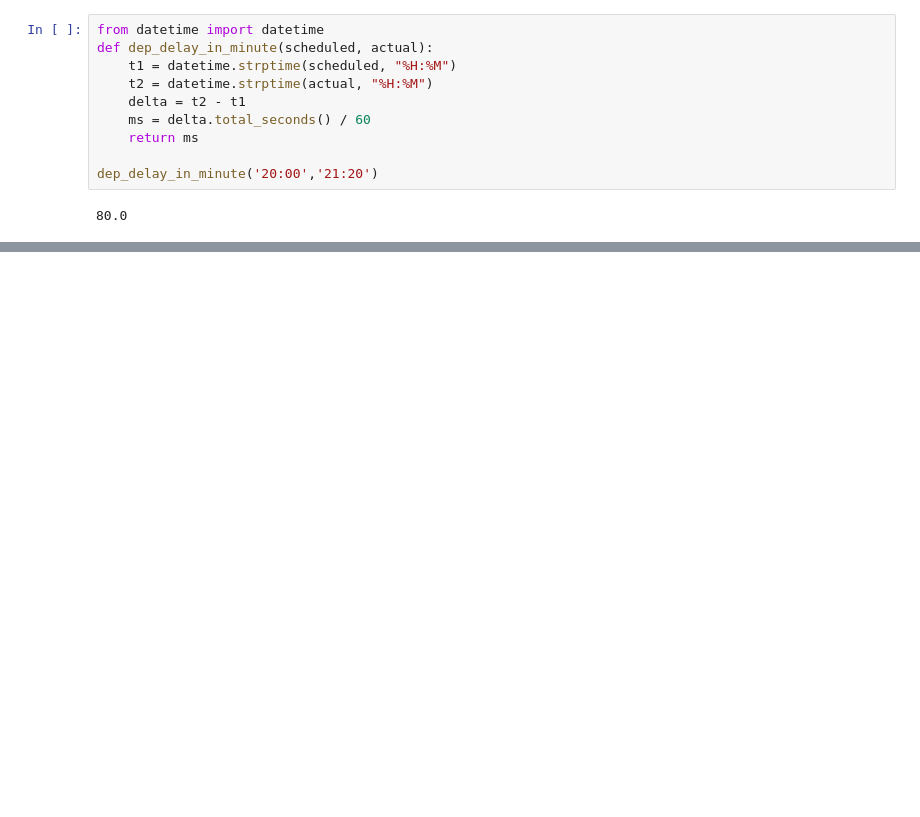
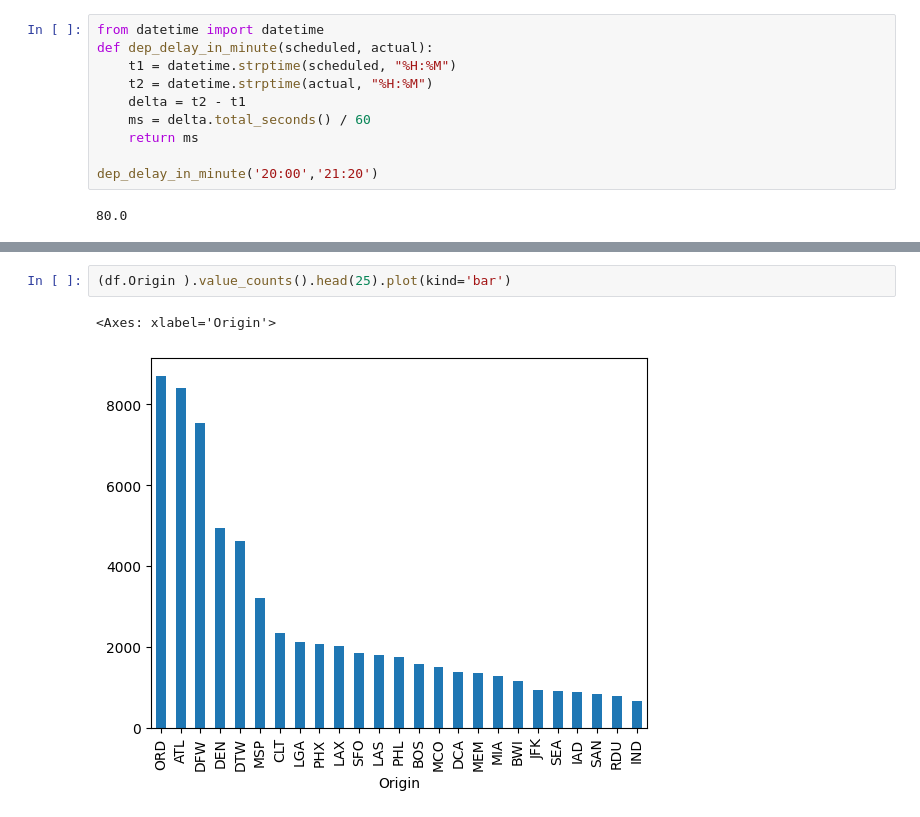
Before and after one commit to aditipandey017/Flight-data-analysis, a Jupyter notebook: Flight_set/flightset.ipynb, the cells around one changed output, grey strips where cells are left out. Saved outputs shown, nothing was run; the diff lists cells and outputs as text; blank space fills up the shorter version.

```diff
--- a/Flight_set/flightset.ipynb
+++ b/Flight_set/flightset.ipynb
@@ -276,0 +298,5 @@ dep_delay_in_minute('20:00','21:20')
+# %%
+(df.Origin ).value_counts().head(25).plot(kind='bar')
+# %% [output]
+<Axes: xlabel='Origin'>
+[figure, added]
```
Also changed, not shown: parts of 11 cells of this notebook.
